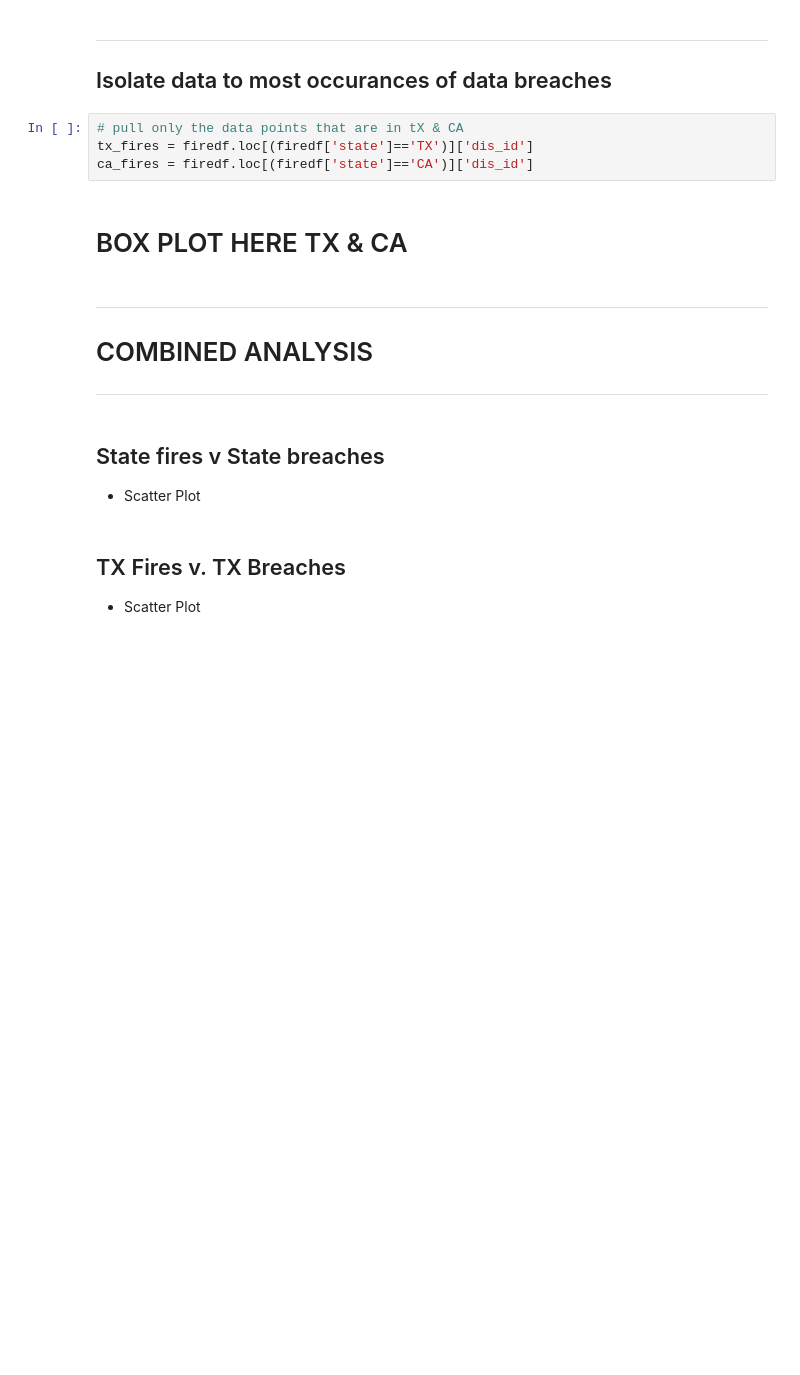
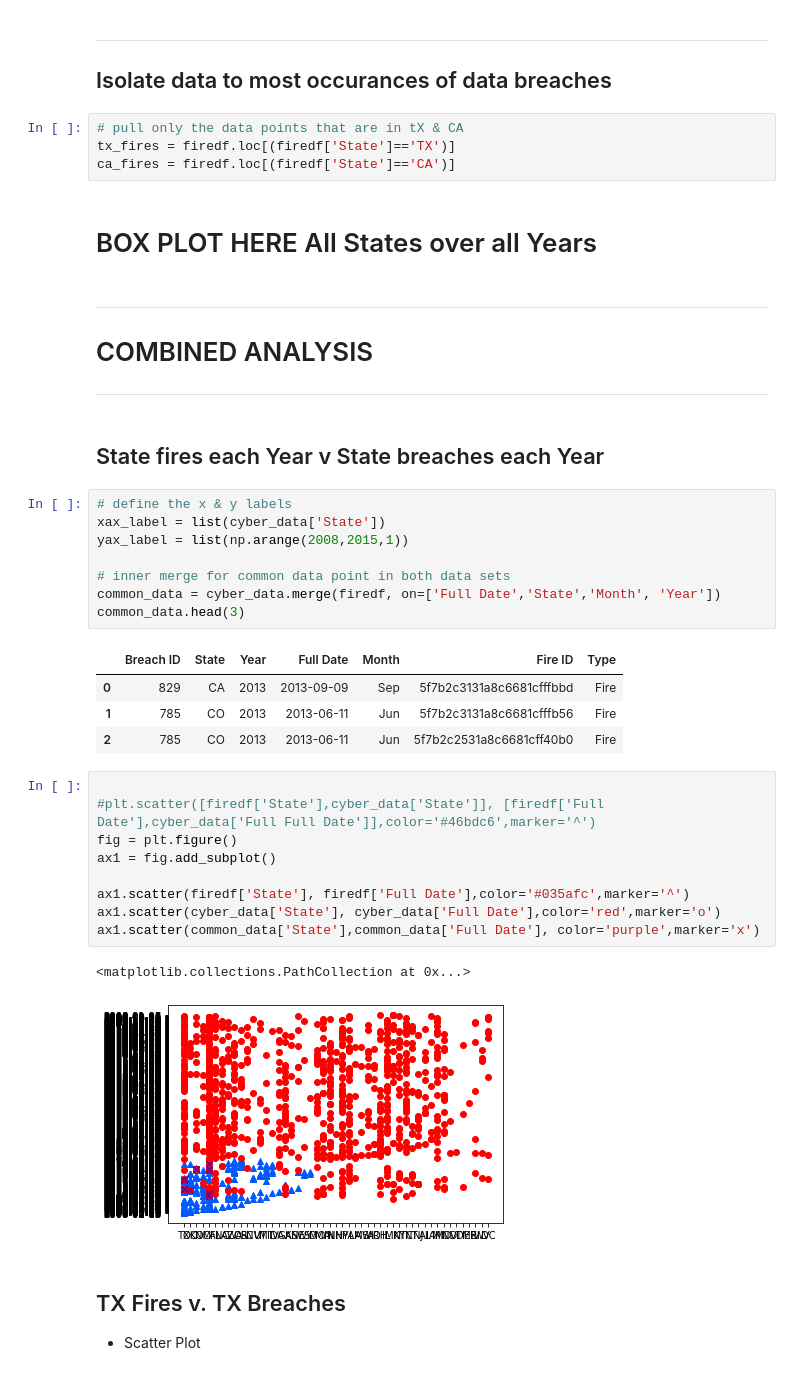
Before and after one commit to eglulu6/Project_1_Team_Platypus, a Jupyter notebook: data_slicing.ipynb, the cells around one changed output. Drawn from its saved outputs; the diff is of its cells as text; blank space fills up the shorter version.

```diff
--- a/data_slicing.ipynb
+++ b/data_slicing.ipynb
@@ -255,17 +243,41 @@ yr_fire_count.reset_index().sort_values('Fire Count',ascending=False).head()
 ## Isolate data to most occurances of data breaches
 # %%
 # pull only the data points that are in tX & CA
-tx_fires = firedf.loc[(firedf['state']=='TX')]['dis_id']
-ca_fires = firedf.loc[(firedf['state']=='CA')]['dis_id']
+tx_fires = firedf.loc[(firedf['State']=='TX')]
+ca_fires = firedf.loc[(firedf['State']=='CA')]
 # %% [markdown]
-# BOX PLOT HERE TX & CA
+# BOX PLOT HERE All States over all Years
 # %% [markdown]
 ----
 # COMBINED ANALYSIS
 ----
 # %% [markdown]
-## State fires v State breaches
-* Scatter Plot
+## State fires each Year v State breaches each Year
+# %%
+# define the x & y labels
+xax_label = list(cyber_data['State'])
+yax_label = list(np.arange(2008,2015,1))
+
+# inner merge for common data point in both data sets
+common_data = cyber_data.merge(firedf, on=['Full Date','State','Month', 'Year'])
+common_data.head(3)
+# %% [output]
+|  | Breach ID | State | Year | Full Date | Month | Fire ID | Type |
+| 0 | 829 | CA | 2013 | 2013-09-09 | Sep | 5f7b2c3131a8c6681cfffbbd | Fire |
+| 1 | 785 | CO | 2013 | 2013-06-11 | Jun | 5f7b2c3131a8c6681cfffb56 | Fire |
+| 2 | 785 | CO | 2013 | 2013-06-11 | Jun | 5f7b2c2531a8c6681cff40b0 | Fire |
+# %%
+
+#plt.scatter([firedf['State'],cyber_data['State']], [firedf['Full Date'],cyber_data['Full Full Date']],color='#46bdc6',marker='^')
+fig = plt.figure()
+ax1 = fig.add_subplot()
+
+ax1.scatter(firedf['State'], firedf['Full Date'],color='#035afc',marker='^')
+ax1.scatter(cyber_data['State'], cyber_data['Full Date'],color='red',marker='o')
+ax1.scatter(common_data['State'],common_data['Full Date'], color='purple',marker='x')
+# %% [output]
+<matplotlib.collections.PathCollection at 0x...>
+[figure, added]
 # %% [markdown]
 ## TX Fires v. TX Breaches
 * Scatter Plot
```
Also changed, not shown: parts of 27 cells of this notebook.
